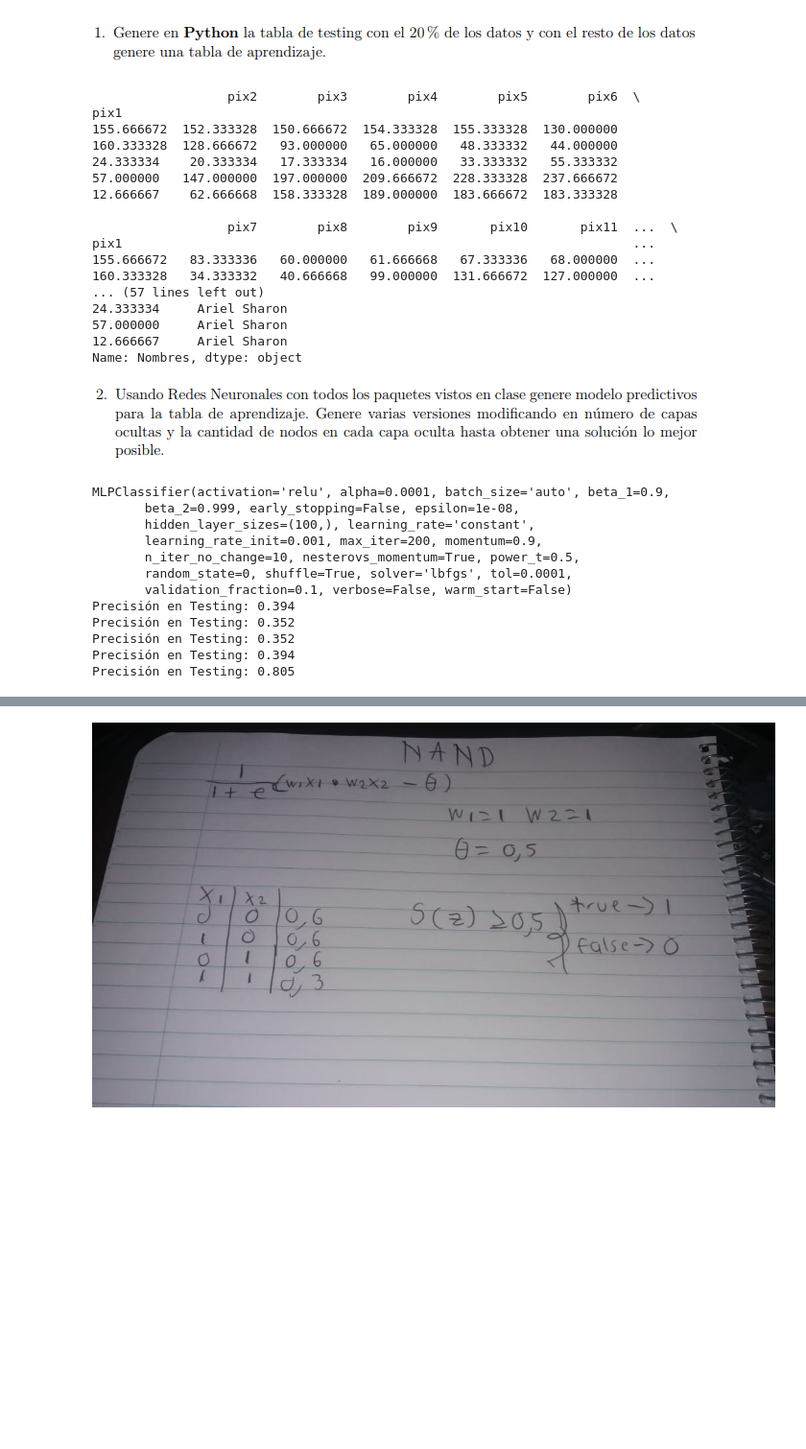
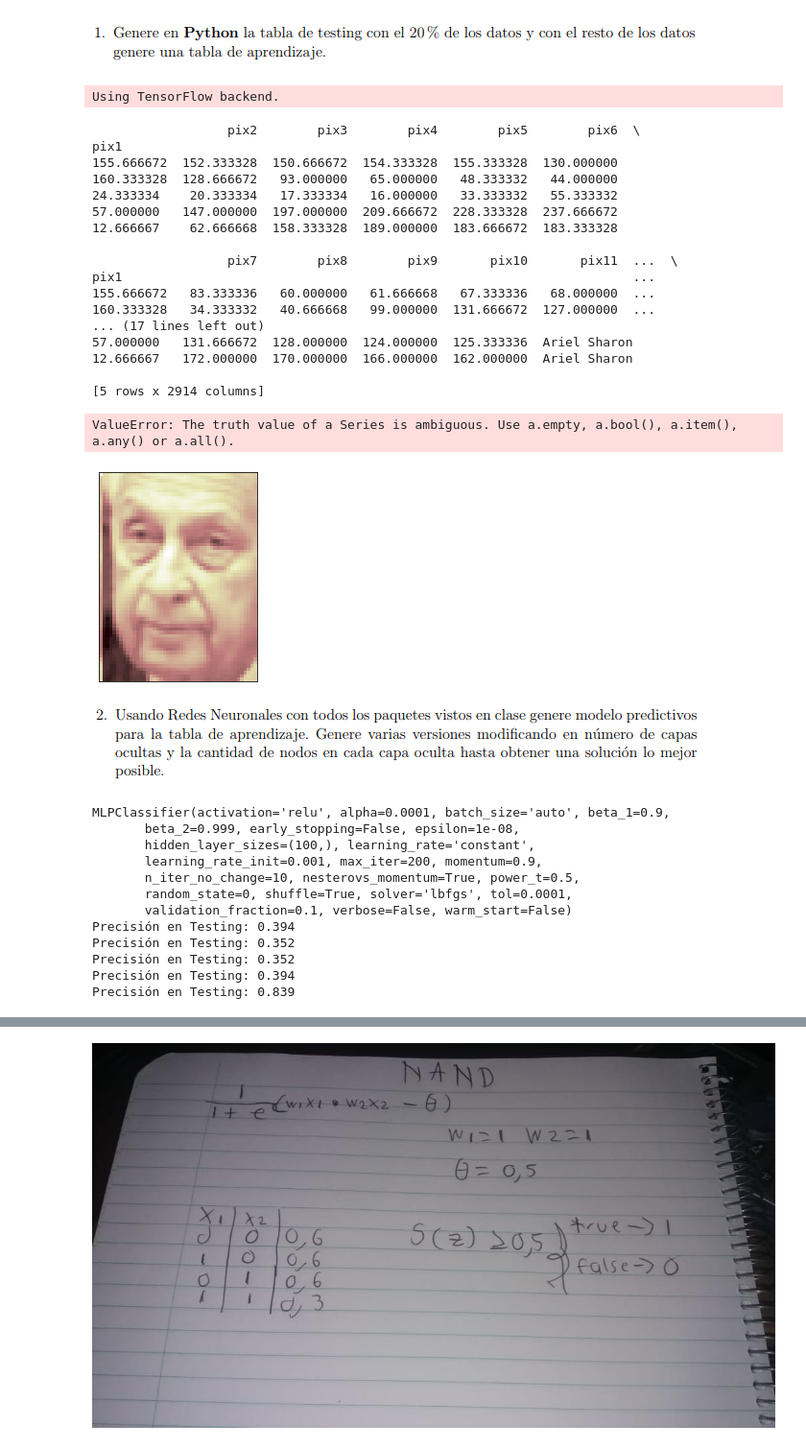
Before and after one commit to AndreyArguedas/Data-Science-Course, a Jupyter notebook: VIII Lecture/Tarea7.ipynb, the cells around one changed output, grey strips where cells are left out. Shown at 96% size. Cells and saved outputs as stored; diff of their text form; code cells hidden in the pictures; blank space fills up the shorter version.

```diff
--- a/VIII Lecture/Tarea7.ipynb
+++ b/VIII Lecture/Tarea7.ipynb
@@ -293,15 +293,21 @@ import numpy as np
 import matplotlib.pyplot as plt
 import mglearn
 from sklearn.model_selection import train_test_split
+from   sklearn.neural_network import MLPClassifier
+from sklearn.preprocessing import MinMaxScaler
+from sklearn.model_selection import train_test_split
 from sklearn.neighbors import KNeighborsClassifier
-from sklearn.metrics import confusion_matrix
 import math
 import random
+from sklearn.preprocessing import MinMaxScaler
 from   sklearn.datasets import make_blobs
 # Import the dendrogram function and the ward, single, complete, average, linkage and fcluster clustering function from SciPy
 from scipy.cluster.hierarchy import dendrogram, ward, single, complete,average,linkage, fcluster
 from scipy.spatial.distance import pdist
 from sklearn.utils.multiclass import unique_labels
+from keras.models import Sequential
+from keras.layers import Dense
+from keras.layers import Reshape
 
 os.chdir("/Users/Andrey/Desktop/Data-Science-Course/VII Lecture")
 
@@ -315,56 +321,64 @@ print(datos_caras.head())
 
 def centroide(num_cluster, datos, clusters):
   ind = clusters == num_cluster
   return(pd.DataFrame(datos[ind].mean()).T)
 
 
 def plot_image(valor_cara, titulo = None, filas = 62, cols = 47):
     image = np.array(list(reversed(valor_cara)))
     image = pd.to_numeric(image, errors = 'coerce')
     image = image.reshape(filas, cols)
     plt.imshow(image, cmap = "pink")
     ejes = plt.gca()
     ejes.axes.get_xaxis().set_visible(False)
     ejes.axes.get_yaxis().set_visible(False)
     if titulo is not None:
         plt.title(titulo)
 
-#plot_image(datos_caras.iloc[0, range(2914)], datos_caras.iloc[0, range(2914)])
+plot_image(datos_caras.iloc[0, range(2914)], datos_caras.iloc[0, range(2914)])
+
+
+
+for i in range(1, 9):
+    plt.subplot(2, 4, i)
+    cara = random.randint(0, datos_caras.shape[0])
+    plot_image(datos_caras.iloc[cara, range(2914)], datos_caras.iloc[cara, range(2914)])
 
 
 X = datos_caras.iloc[:, :-1]
 
 print(X.head())
 
 y = datos_caras.iloc[:,-1]
 
 print(y.head())
 
 
 X_train, X_test, y_train, y_test = train_test_split(X, y, train_size=0.8, random_state=0)
 # %% [output]
-                  pix2        pix3        pix4        pix5        pix6  \
-pix1
-155.666672  152.333328  150.666672  154.333328  155.333328  130.000000
-160.333328  128.666672   93.000000   65.000000   48.333332   44.000000
-24.333334    20.333334   17.333334   16.000000   33.333332   55.333332
-57.000000   147.000000  197.000000  209.666672  228.333328  237.666672
-12.666667    62.666668  158.333328  189.000000  183.666672  183.333328
-
-                  pix7        pix8        pix9       pix10       pix11  ...  \
-pix1                                                                    ...
-155.666672   83.333336   60.000000   61.666668   67.333336   68.000000  ...
-160.333328   34.333332   40.666668   99.000000  131.666672  127.000000  ...
-... (57 lines left out)
-24.333334     Ariel Sharon
-57.000000     Ariel Sharon
-12.666667     Ariel Sharon
-Name: Nombres, dtype: object
+Using TensorFlow backend.
+                  pix2        pix3        pix4        pix5        pix6  \
+pix1
+155.666672  152.333328  150.666672  154.333328  155.333328  130.000000
+160.333328  128.666672   93.000000   65.000000   48.333332   44.000000
+24.333334    20.333334   17.333334   16.000000   33.333332   55.333332
+57.000000   147.000000  197.000000  209.666672  228.333328  237.666672
+12.666667    62.666668  158.333328  189.000000  183.666672  183.333328
+
+                  pix7        pix8        pix9       pix10       pix11  ...  \
+pix1                                                                    ...
+155.666672   83.333336   60.000000   61.666668   67.333336   68.000000  ...
+160.333328   34.333332   40.666668   99.000000  131.666672  127.000000  ...
+... (17 lines left out)
+57.000000   131.666672  128.000000  124.000000  125.333336  Ariel Sharon
+12.666667   172.000000  170.000000  166.000000  162.000000  Ariel Sharon
+
+[5 rows x 2914 columns]
+ValueError: The truth value of a Series is ambiguous. Use a.empty, a.bool(), a.item(), a.any() or a.all().
+[figure, added]
 # %% [markdown]
 ![b2.PNG](attachment:b2.PNG)
 # %%
-#2b
-
 instancia_red = MLPClassifier(solver='lbfgs', random_state=0)
 print(instancia_red)
 
@@ -396,9 +410,9 @@ instancia_red.fit(X_train,y_train)
 
 print("Precisión en Testing: {:.3f}".format(instancia_red.score(X_test, y_test)))
 
-#Mejor resultado 61 * 61 = 0.805
+#Mejor resultado 65 * 71 = 0.805
 
-instancia_red = MLPClassifier(solver='lbfgs', random_state=0,hidden_layer_sizes=[61, 61])
+instancia_red = MLPClassifier(solver='lbfgs', random_state=0,hidden_layer_sizes=[65, 71])
 
 instancia_red.fit(X_train,y_train)
 
@@ -415,4 +429,4 @@ Precisión en Testing: 0.394
 Precisión en Testing: 0.352
 Precisión en Testing: 0.352
 Precisión en Testing: 0.394
-Precisión en Testing: 0.805
+Precisión en Testing: 0.839
```
Also changed, not shown: parts of 2 cells of this notebook, 1 other file.
